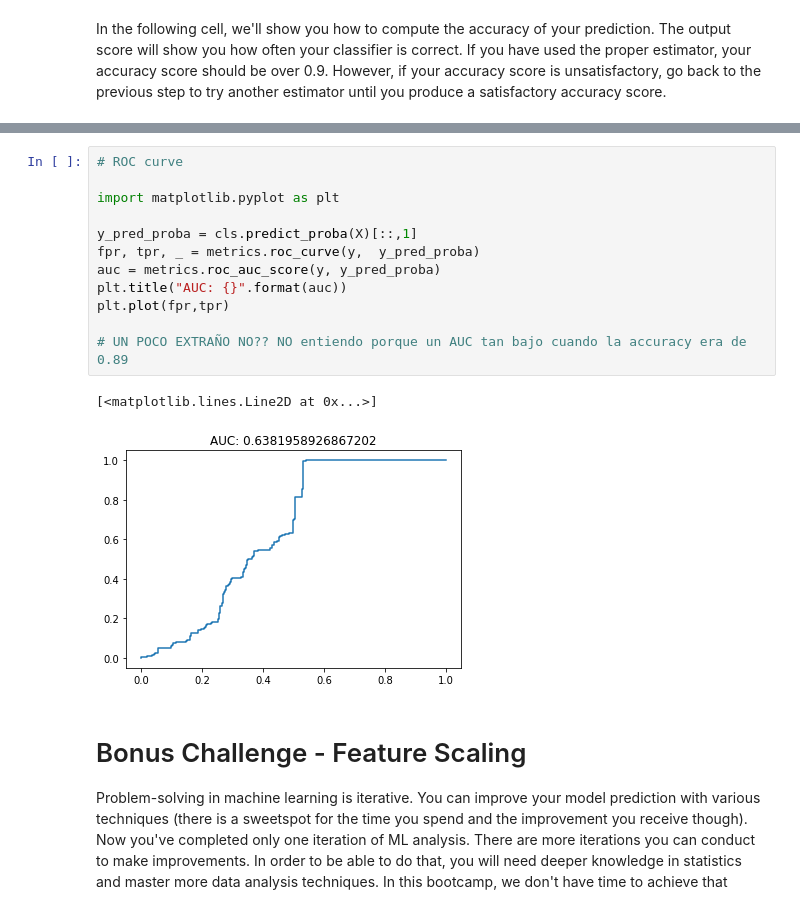
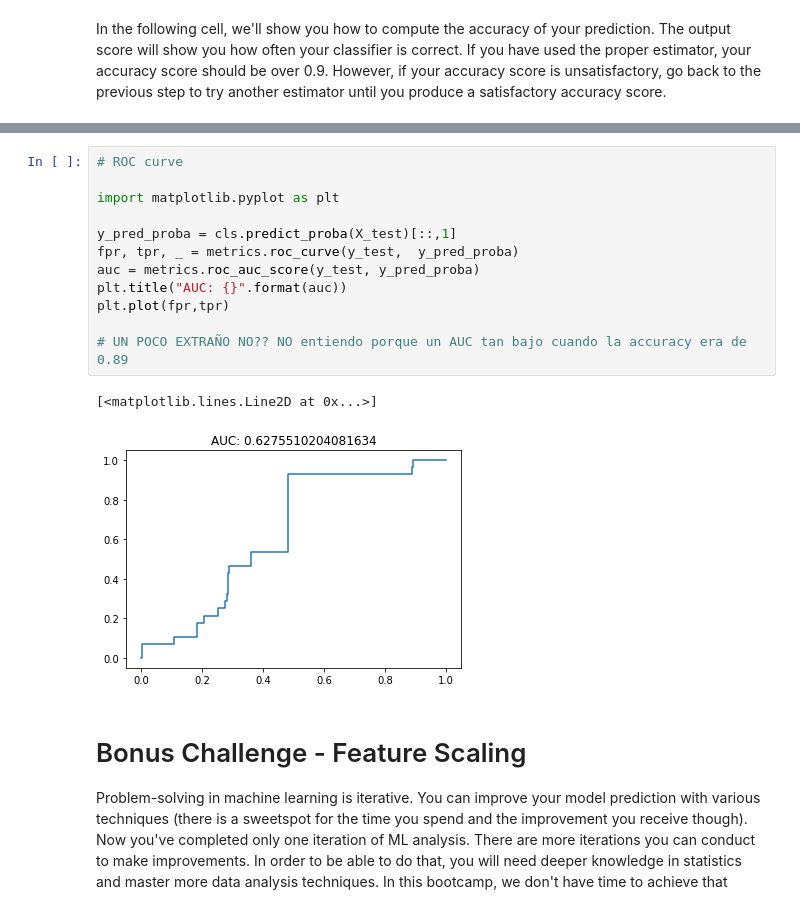
Before and after one commit to Paulapr/datamad0119, a Jupyter notebook: module-3/lab-supervised-learning/your-code/main.ipynb, the cells around one changed output, grey strips where cells are left out. Cells and saved outputs as stored; diff of their text form.

```diff
--- a/module-3/lab-supervised-learning/your-code/main.ipynb
+++ b/module-3/lab-supervised-learning/your-code/main.ipynb
@@ -571,18 +571,18 @@ Accuracy: 0.8779761904761905
 # %%
 # ROC curve
 
 import matplotlib.pyplot as plt
 
-y_pred_proba = cls.predict_proba(X)[::,1]
-fpr, tpr, _ = metrics.roc_curve(y,  y_pred_proba)
-auc = metrics.roc_auc_score(y, y_pred_proba)
+y_pred_proba = cls.predict_proba(X_test)[::,1]
+fpr, tpr, _ = metrics.roc_curve(y_test,  y_pred_proba)
+auc = metrics.roc_auc_score(y_test, y_pred_proba)
 plt.title("AUC: {}".format(auc))
 plt.plot(fpr,tpr)
 
 # UN POCO EXTRAÑO NO?? NO entiendo porque un AUC tan bajo cuando la accuracy era de 0.89
 # %% [output]
 [<matplotlib.lines.Line2D at 0x...>]
-[figure, old version]
+[figure, new version]
 # %% [markdown]
 # Bonus Challenge - Feature Scaling
 
```
Also changed, not shown: parts of 6 cells of this notebook.
